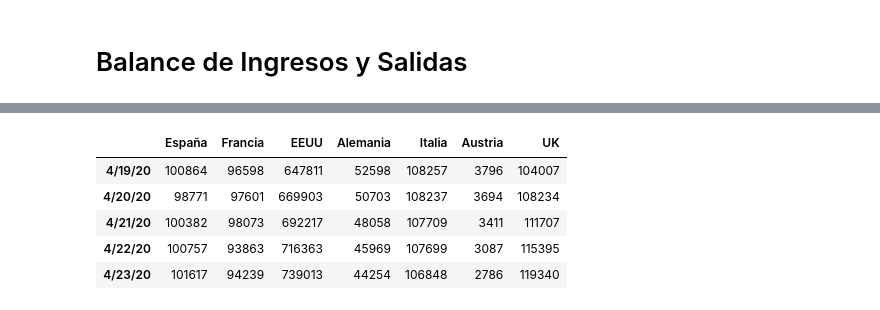
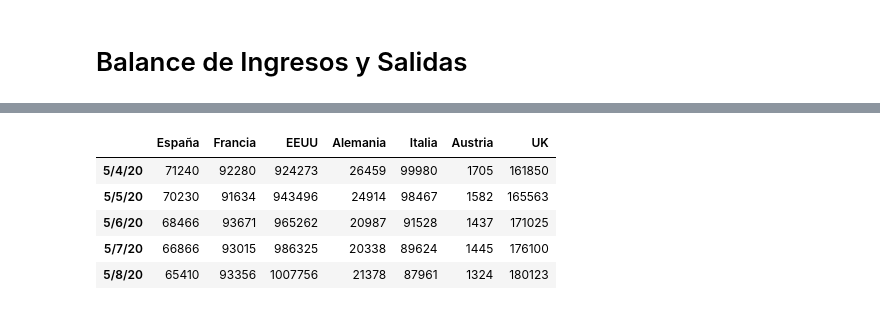
Before and after one commit to eugeniogarcia/python, a Jupyter notebook: AI notebooks/Datasets/Covid-19.ipynb, the cells around one changed output, grey strips where cells are left out. Saved outputs shown, nothing was run; the diff lists cells and outputs as text; code cells hidden in the pictures.

```diff
--- a/AI notebooks/Datasets/Covid-19.ipynb
+++ b/AI notebooks/Datasets/Covid-19.ipynb
@@ -276,12 +276,12 @@ total_curados.apply(delta).tail()
 # %%
-(total_casos-total_muertes-total_curados)[-20:].tail()
+(total_casos-total_muertes-total_curados)[-10:].tail()
 # %% [output]
 |  | España | Francia | EEUU | Alemania | Italia | Austria | UK |
-| 4/19/20 | 100864 | 96598 | 647811 | 52598 | 108257 | 3796 | 104007 |
-| 4/20/20 | 98771 | 97601 | 669903 | 50703 | 108237 | 3694 | 108234 |
-| 4/21/20 | 100382 | 98073 | 692217 | 48058 | 107709 | 3411 | 111707 |
-| 4/22/20 | 100757 | 93863 | 716363 | 45969 | 107699 | 3087 | 115395 |
-| 4/23/20 | 101617 | 94239 | 739013 | 44254 | 106848 | 2786 | 119340 |
+| 5/4/20 | 71240 | 92280 | 924273 | 26459 | 99980 | 1705 | 161850 |
+| 5/5/20 | 70230 | 91634 | 943496 | 24914 | 98467 | 1582 | 165563 |
+| 5/6/20 | 68466 | 93671 | 965262 | 20987 | 91528 | 1437 | 171025 |
+| 5/7/20 | 66866 | 93015 | 986325 | 20338 | 89624 | 1445 | 176100 |
+| 5/8/20 | 65410 | 93356 | 1007756 | 21378 | 87961 | 1324 | 180123 |
 # %%
 (total_casos-total_muertes-total_curados)[-20:].plot(title="Balance de casos")
 # %% [output]
```
Also changed, not shown: parts of 22 cells of this notebook.
